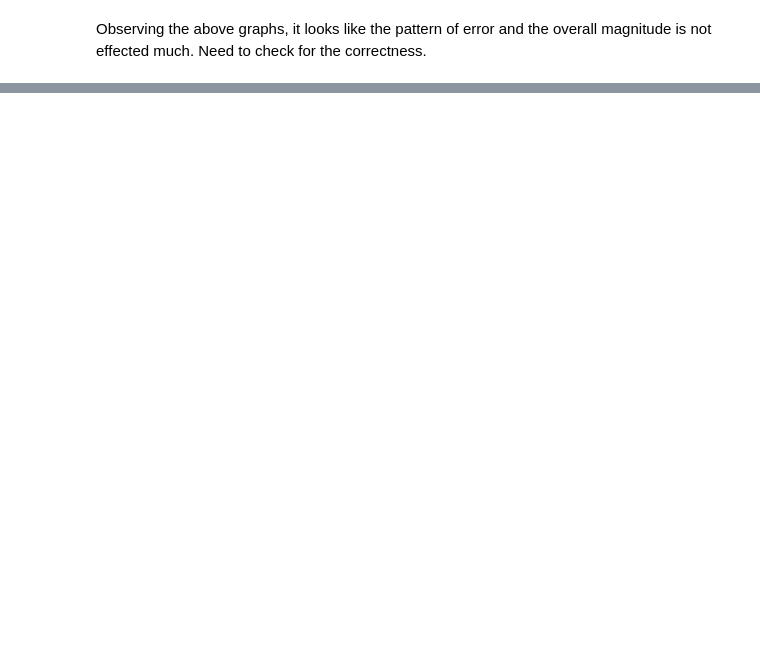
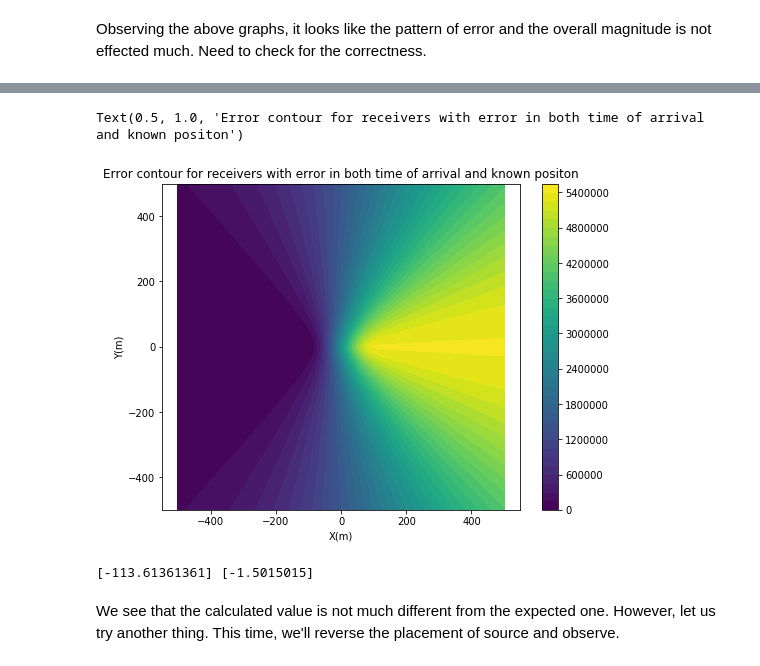
Before and after one commit to Student-Satellite-IITB/GLEE, a Jupyter notebook: Seismology_Simulations/Source_localization_TDOA.ipynb, the cells around one changed output, grey strips where cells are left out. Cells and saved outputs as stored; diff of their text form; code cells hidden in the pictures; blank space fills up the shorter version.

```diff
--- a/Seismology_Simulations/Source_localization_TDOA.ipynb
+++ b/Seismology_Simulations/Source_localization_TDOA.ipynb
@@ -462,0 +513,41 @@ Observing the above graphs, it looks like the pattern of error and the overall m
+# %%
+# Testing out with 100 receivers placed in a line
+
+rec_pos_act= np.zeros(shape =(101,2))  # Let us say that there are 3 reeivers placed at origin
+rec_pos_act[:,0] = np.linspace(start=-100,stop=100,num=101)
+rec_pos_act[:,1] = 0
+t_rec_ideal = np.zeros(shape =(101,1))  # ideal value at receivers
+t_rec_ideal[:101] = np.linspace(start =0, stop = 200, num=101).reshape(101,1)
+#t_rec_ideal[0:50] = np.linspace(start =100, stop = 2, num=50).reshape(50,1)
+noise_t = np.random.normal(loc=0.0,scale =0.2,size = (101,1))
+noise_r = np.random.normal(loc=0.0,scale =0.2,size = (101,2))
+t_Rec_real = t_rec_ideal + noise_t
+rec_pos_mes= rec_pos_act +noise_r
+
+c = 1 # velocity of propagation
+# %%
+# Now evaluating the function at various points in 2D
+
+x,y =np.mgrid[-500:500:1000j,-500:500:1000j]  # a 2D grid for defining domain and evaluation of source position
+error = np.zeros(shape=(1000,1000))  # To store the values at various points
+rec_pos_modified = np.zeros_like(rec_pos_act)
+rec_pos_modified[:] = rec_pos_act[:]  # Can modify later if required
+for i in range(1000):
+    for j in range(1000):
+        error[i,j] = src_Loc_recpos_error(rec_pos_mes=rec_pos_mes,t_rec=t_Rec_real,c=c,src_pos=np.array([x[i,j],y[i,j]]),rec_pos_act=rec_pos_modified)
+plt.figure(figsize=(8,6))
+plt.contourf(x,y,error,levels=50)
+plt.xlabel('X(m)')
+plt.ylabel('Y(m)')
+plt.axis('equal')
+plt.colorbar()
+plt.title('Error contour for receivers with error in both time of arrival and known positon')
+# %% [output]
+Text(0.5, 1.0, 'Error contour for receivers with error in both time of arrival and known positon')
+[figure, added]
+# %%
+print(x[np.where(error==np.min(error))],y[np.where(error==np.min(error))])
+# %% [output]
+[-113.61361361] [-1.5015015]
+# %% [markdown]
+We see that the calculated value is not much different from the expected one. However, let us try another thing. This time, we'll reverse the placement of source and observe.
```
Also changed, not shown: parts of 40 cells of this notebook.
